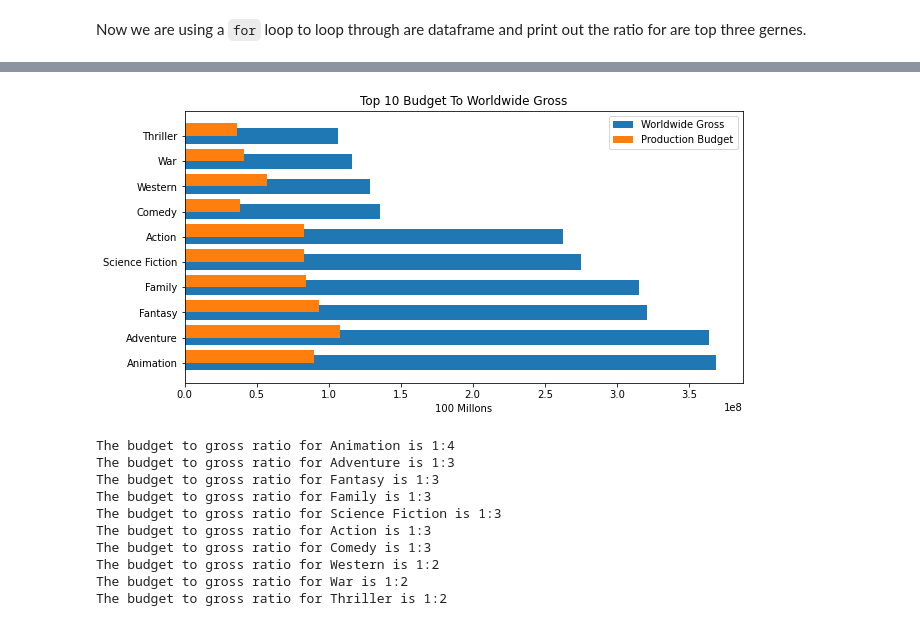
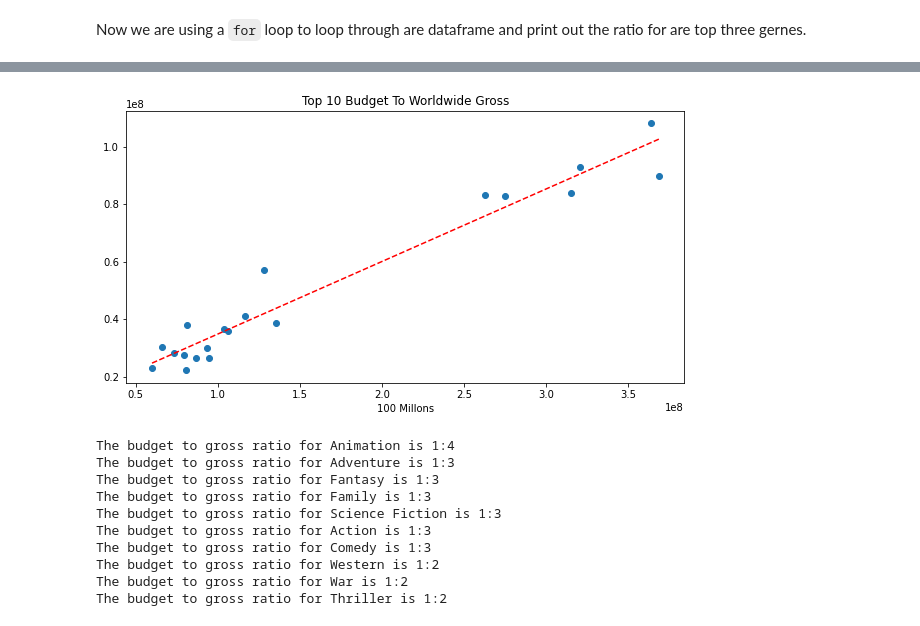
Before and after one commit to learn-co-curriculum/dsc-phase-1-project, a Jupyter notebook: Suggestion_One_Top_Three_Gerne_Ratios.ipynb, the cells around one changed output, grey strips where cells are left out. Drawn from its saved outputs; the diff is of its cells as text; code cells hidden in the pictures.

```diff
--- a/Suggestion_One_Top_Three_Gerne_Ratios.ipynb
+++ b/Suggestion_One_Top_Three_Gerne_Ratios.ipynb
@@ -242,17 +281,18 @@ Now we are using a `for` loop to loop through are dataframe and print out the ra
 # %%
 fig, ax = plt.subplots(1,1, figsize=(10, 5))
 
-y = list(top_three_df.head(10).index)
-x1 = list(top_three_df.head(10)['worldwide_gross'].values)
-x2 = list(top_three_df.head(10)['production_budget'].values)
+x = list(top_three_df['worldwide_gross'].values)
+y = list(top_three_df['production_budget'].values)
 
-ax.barh(y, x1, height=0.6, label = 'Worldwide Gross')
-ax.barh(y, x2, height=0.5, align='edge', label = 'Production Budget')
+ax.scatter(x,y)
 ax.set_title('Top 10 Budget To Worldwide Gross')
 ax.set_xlabel('100 Millons')
-ax.legend();
+
+z = np.polyfit(x, y, 1)
+p = np.poly1d(z)
+ax.plot(x,p(x),"r--");
 # %% [output]
-[figure, old version]
+[figure, new version]
 # %%
 for row in range(0,10):
     pb = top_three_df['production_budget'][row]/top_three_df['production_budget'][row]
```
Also changed, not shown: parts of 12 cells of this notebook, 1 other file.
